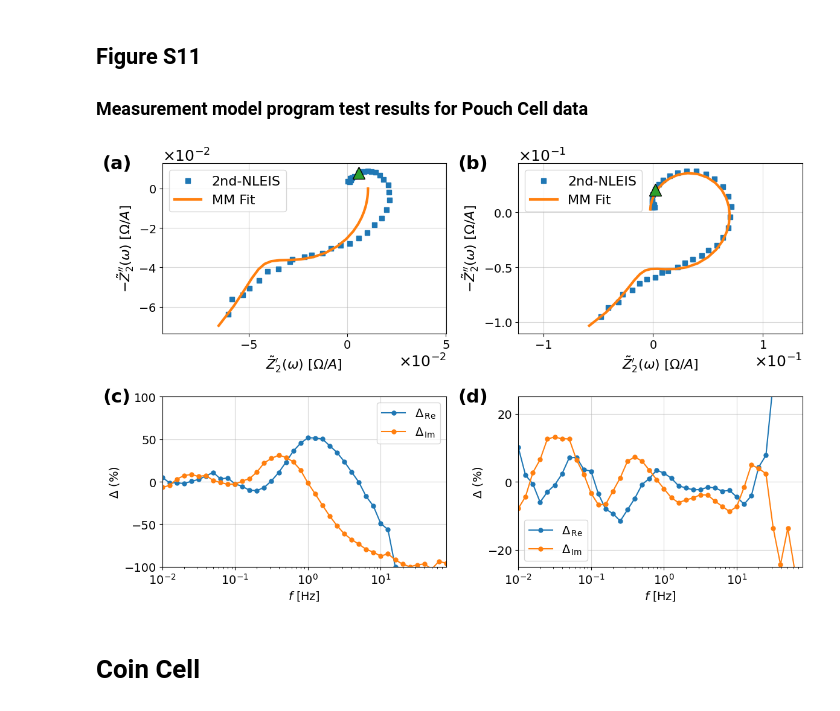
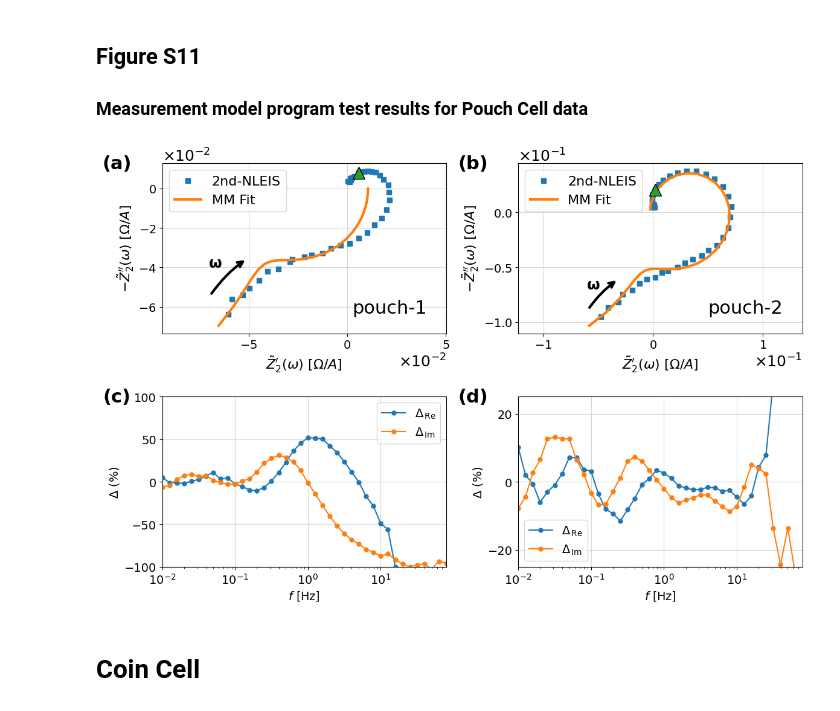
Before and after one commit to yuefan98/measurement_model, a Jupyter notebook: jupyter/Supplementary_notebook_MM_program_results.ipynb, the cells around one changed output. Saved outputs shown, nothing was run; the diff lists cells and outputs as text; code cells hidden in the pictures.

Commit message:
Manuscript Revision: * General Notebook Updates * Figures Revision * New notebook for analytical KK evaluation * included SymPy in environment.yml file

```diff
--- a/jupyter/Supplementary_notebook_MM_program_results.ipynb
+++ b/jupyter/Supplementary_notebook_MM_program_results.ipynb
@@ -36,6 +36,27 @@ from nleis.visualization import plot_second
 ## Set the default font size for the plots
 plt.rcParams.update({'font.size': 16})
 fontsize = 16
+# %%
+def arrow(ax,x1,y1,x2,y2,x3,y3,connectionstyle):
+    # Draw an arrow on the plot with a label at the end.
+    # Parameters:
+    # - ax: The axes on which to draw the arrow.
+    # - x1, y1: The ending point of the arrow.
+    # - x2, y2: The starting point of the arrow.
+    # - x3, y3: The position of the label.
+    # - connectionstyle: The style of the arrow connection.
+
+    ax.annotate("",
+                xy=(x1, y1), xycoords='data',
+                xytext=(x2, y2), textcoords='data',
+                arrowprops=dict(arrowstyle="->", color='k',lw=3,
+                                shrinkA=5, shrinkB=5,
+                                patchA=None, patchB=None,
+                                connectionstyle=connectionstyle,
+                                ),
+                )
+    ax.text(x3,y3,'ω',size=18,weight='bold')
+    return()
 # %% [markdown]
 # 18650 Results
 # %%
@@ -161,34 +187,41 @@ Z2_pouch_2_res_imag = (data_pouch_2['Zj data']-data_pouch_2['Zj model'])/abs(Z2_
 # %%
 lb = -25
 ub = 25
 fig, ax = plt.subplots(2, 2, figsize=(12, 8))
 for idx, axi in enumerate(ax.flat):
     axi.text(-0.16, 1, f'({string.ascii_lowercase[idx]})',horizontalalignment='center',verticalalignment='center', transform=axi.transAxes, size=22, weight='bold')
 
 # Figure (a) pouch 1 data
 plot_second(ax[0,0], Z2_pouch_1, fmt='s',labelsize=fontsize)
 plot_second(ax[0,0], Z2_pouch_1_fit, fmt='-',lw = 3,labelsize=fontsize)
 plot_second(ax[0,0], Z2_pouch_1[data_pouch_1['freq']==10],fmt = '^', labelsize=fontsize, markeredgecolor='black',ms = 15)
 
 ax[0,0].legend(['2nd-NLEIS', 'MM Fit'], loc=2, fontsize=fontsize)
 
 # Figure (b) pouch 2 data
 plot_second(ax[0,1], Z2_pouch_2, fmt='s',labelsize=fontsize)
 plot_second(ax[0,1], Z2_pouch_2_fit, fmt='-',lw = 3,labelsize=fontsize)
 plot_second(ax[0,1], Z2_pouch_2[data_pouch_2['freq']==10],fmt = '^', labelsize=fontsize, markeredgecolor='black',ms = 15)
 
 ax[0,1].legend(['2nd-NLEIS', 'MM Fit'], loc=2, fontsize=fontsize)
 
 # Figure (c) pouch 1 residual
 plot_residuals(ax[1,0], data_pouch_1['freq'], Z2_pouch_1_res_real, Z2_pouch_1_res_imag, y_limits=(-100,100), ms =10)
 
 # Figure (d) pouch 2 residual
 plot_residuals(ax[1,1], data_pouch_2['freq'], Z2_pouch_2_res_real, Z2_pouch_2_res_imag, y_limits=(lb,ub), ms =10)
 
+arrow(ax[0,0], -5e-2, -3.5e-2, -7e-2, -5.5e-2, -7e-2, -4e-2, connectionstyle="arc3,rad=-.1")
+arrow(ax[0,1], -0.3e-1, -0.6e-1, -0.6e-1, -0.9e-1, -6e-2, -7e-2, connectionstyle="arc3,rad=-.1")
+
+ax[0,0].text(0.8, 0.15, 'pouch-1',horizontalalignment='center',verticalalignment='center', transform=ax[0,0].transAxes, size=22)
+ax[0,1].text(0.8, 0.15, 'pouch-2',horizontalalignment='center',verticalalignment='center', transform=ax[0,1].transAxes, size=22)
+
+
 plt.tight_layout()
 plt.show ()
 # %% [output]
-[figure, old version]
+[figure, new version]
 # %%
 # fig.savefig('figures/SI/FigureS11.png',dpi=300,bbox_inches='tight')
 # %% [markdown]
```
Also changed, not shown: parts of 2 cells of this notebook, 21 other files.
